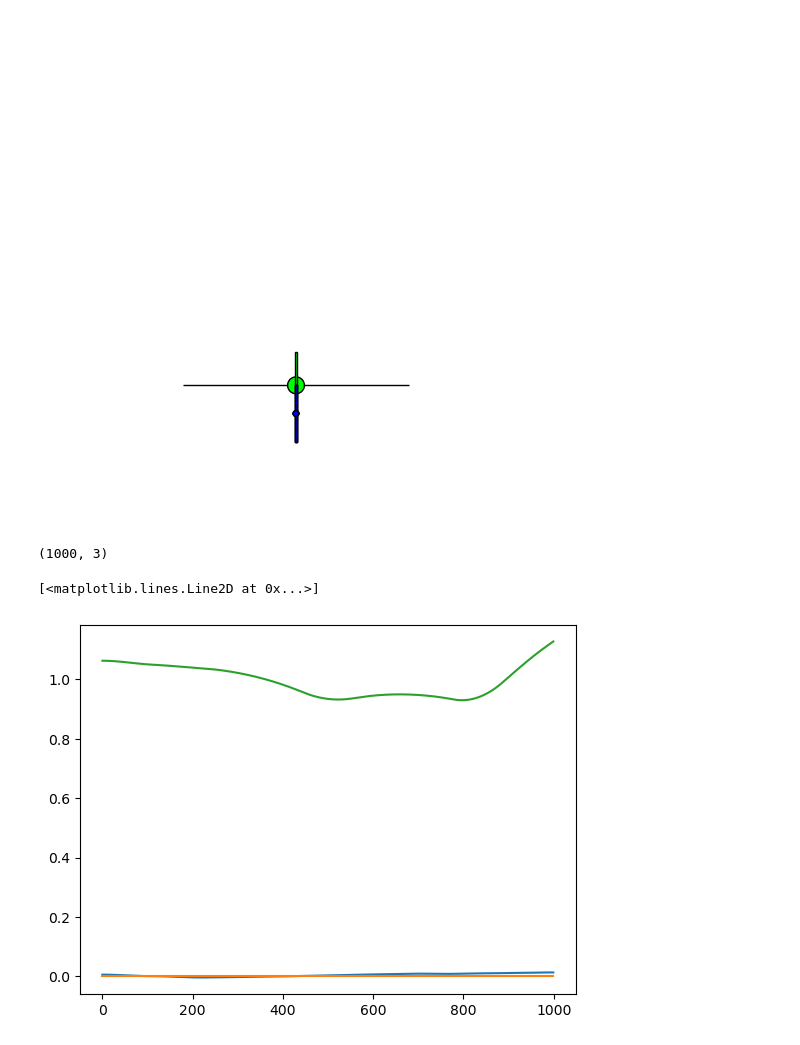
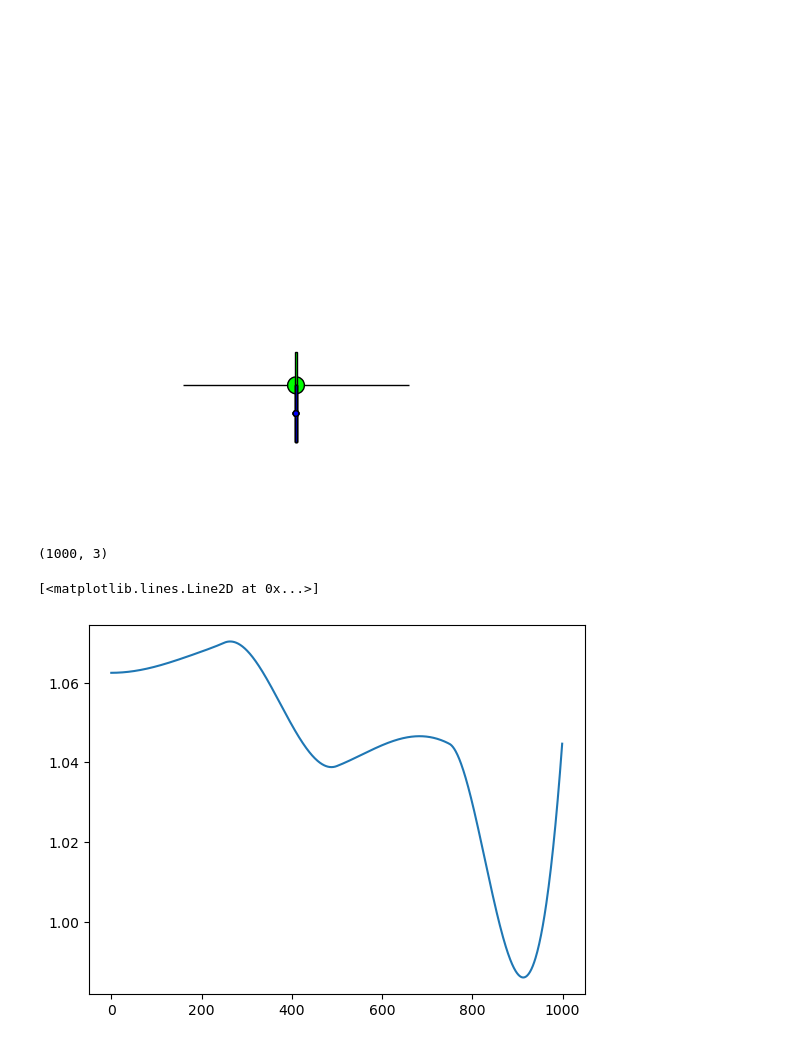
Before and after one commit to git-dhruv/Hop-Skip-and-Jump, a Jupyter notebook: src/pleaseJump.ipynb, the cells around one changed output. Drawn from its saved outputs; the diff is of its cells as text; code cells hidden in the pictures.

```diff
--- a/src/pleaseJump.ipynb
+++ b/src/pleaseJump.ipynb
@@ -33,7 +33,7 @@ for root, dirs, files in os.walk('../'):
               file_name = os.path.join(root, file)
 
 # DIRCOL Parameters #
-N = 10
+N = 5
 jump_height = 0.5
 tf = 1/2
 
@@ -124,34 +124,34 @@ diagram = builder.Build()
 # %%
 ### Real Time Simulation ###
 sim_time = tf+3
 simulator = Simulator(diagram)
 simulator.Initialize();
 plant_context = diagram.GetMutableSubsystemContext(plant, simulator.get_mutable_context())
 graph = (pydot.graph_from_dot_data(diagram.GetGraphvizString(max_depth=2))[0].create_svg())
 with open('graph.svg', 'wb') as f:
     f.write(graph)
 
 timesteps = np.linspace(0, tf, 1000)
 com_pos_list = []
 vel_list = []
 for t in timesteps:
   x = x_traj.vector_values([t])
   u = u_traj.vector_values([t])
   plant.SetPositionsAndVelocities(plant_context, x)
   com_pos = plant.CalcCenterOfMassPositionInWorld(plant_context).ravel()
   com_pos_list.append(com_pos)
 
 np.save('com.npy', np.array(com_pos_list))
 print(np.array(com_pos_list).shape)
 traj = np.array(com_pos_list)
-plt.plot(traj[:,0])
-plt.plot(traj[:,1])
+# plt.plot(traj[:,0])
+# plt.plot(traj[:,1])
 plt.plot(traj[:,2])
 # plt.plot(traj[:,3])
 # %% [output]
 (1000, 3)
 [<matplotlib.lines.Line2D at 0x...>]
-[figure, old version]
+[figure, new version]
 # %%
 ### Go ###
 sim_time = tf+3
```
Also changed, not shown: parts of 3 cells of this notebook, 4 other files.
